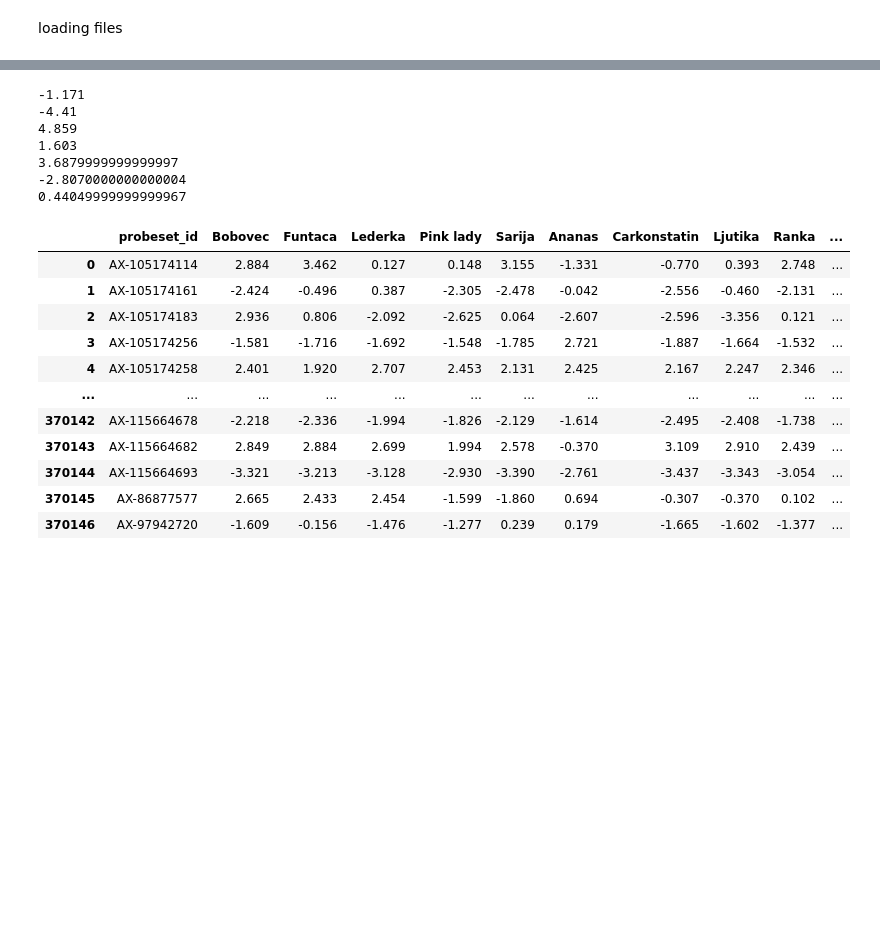
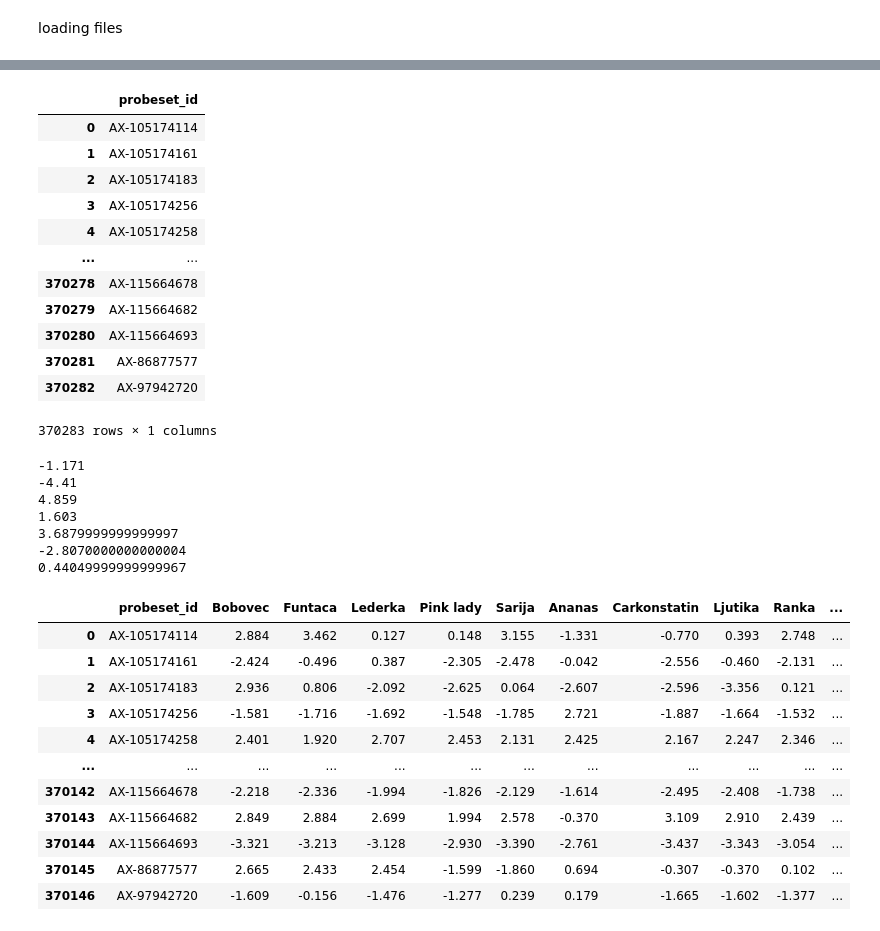
Before and after one commit to allmiraria/axiomFP, a Jupyter notebook: development.ipynb, the cells around one changed output, grey strips where cells are left out. Drawn from its saved outputs; the diff is of its cells as text; code cells hidden in the pictures; blank space fills up the shorter version.

```diff
--- a/development.ipynb
+++ b/development.ipynb
@@ -30,3 +58,19 @@ for column_name in snp_call_contrast_positions_df.columns:
+# %%
+snp_call_contrast_positions_df
+# %% [output]
+|  | probeset_id |
+| 0 | AX-105174114 |
+| 1 | AX-105174161 |
+| 2 | AX-105174183 |
+| 3 | AX-105174256 |
+| 4 | AX-105174258 |
+| ... | ... |
+| 370278 | AX-115664678 |
+| 370279 | AX-115664682 |
+| 370280 | AX-115664693 |
+| 370281 | AX-86877577 |
+| 370282 | AX-97942720 |
+370283 rows × 1 columns
 # %%
 #ovaj dio mozda i ne treba
 #snp_call_contrast_positions_df.to_csv(path_to_cpf_csv, index=False)
```
Also changed, not shown: parts of 8 cells of this notebook.
